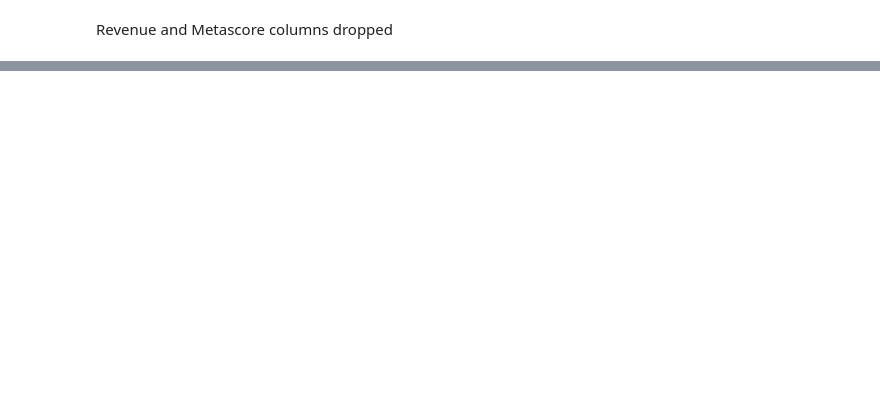
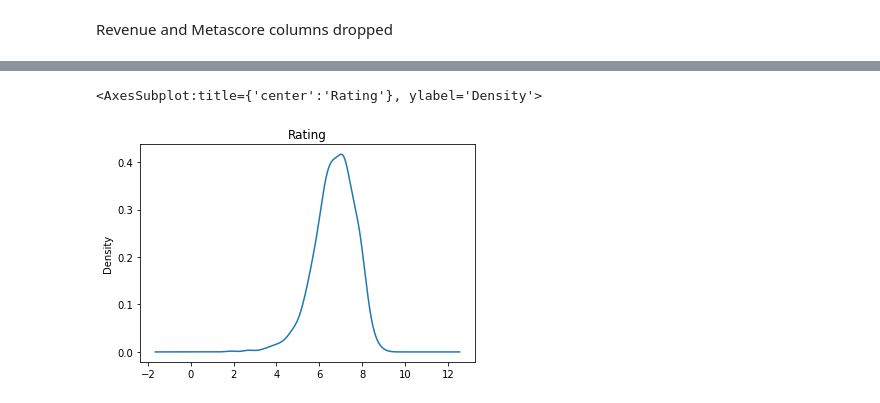
Before and after one commit to niciac/MachineLearning, a Jupyter notebook: Pandas_Crash_Course.ipynb, the cells around one changed output, grey strips where cells are left out. Cells and saved outputs as stored; diff of their text form; code cells hidden in the pictures; blank space fills up the shorter version.

```diff
--- a/Pandas_Crash_Course.ipynb
+++ b/Pandas_Crash_Course.ipynb
@@ -290,0 +487,5 @@ Revenue and Metascore columns dropped
+# %%
+df.Rating.plot(kind = 'kde', title = 'Rating')
+# %% [output]
+<AxesSubplot:title={'center':'Rating'}, ylabel='Density'>
+[figure, added]
```
Also changed, not shown: parts of 28 cells of this notebook.
